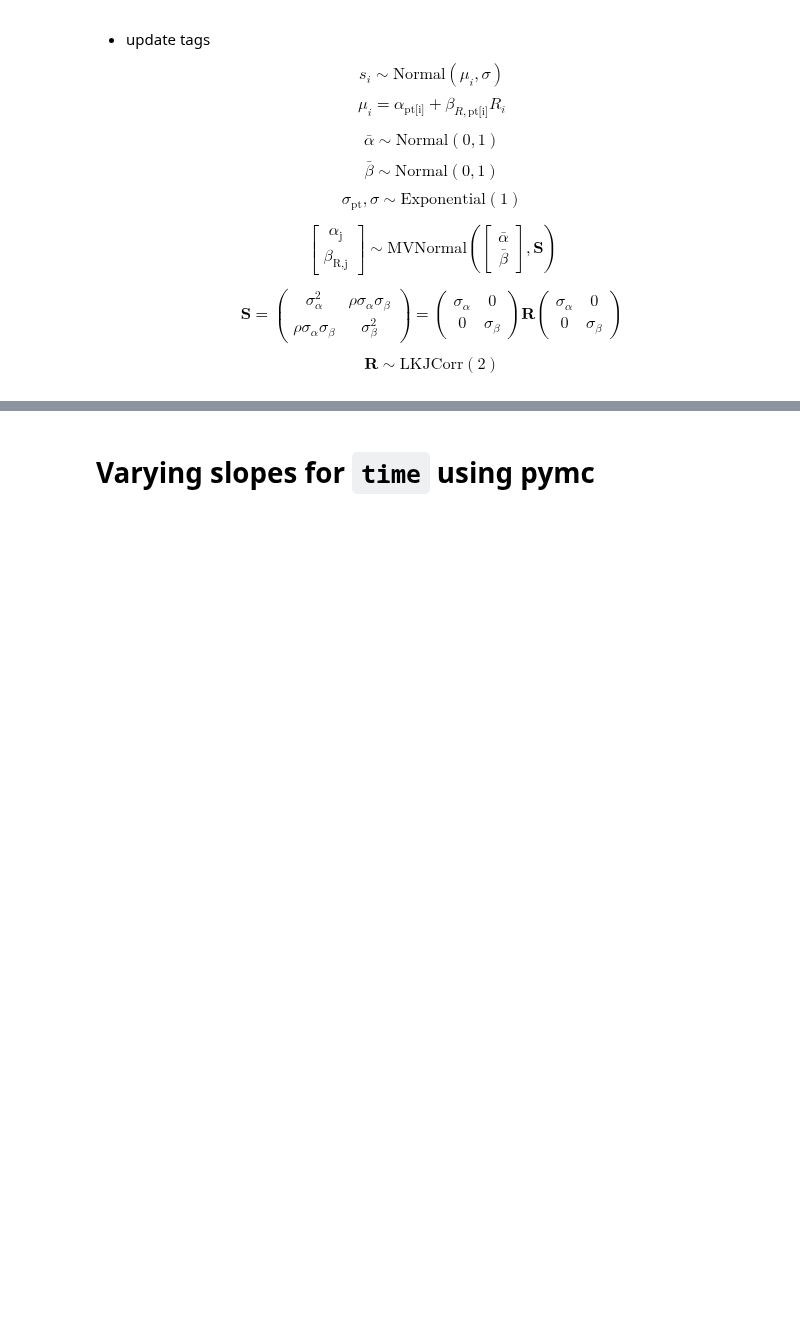
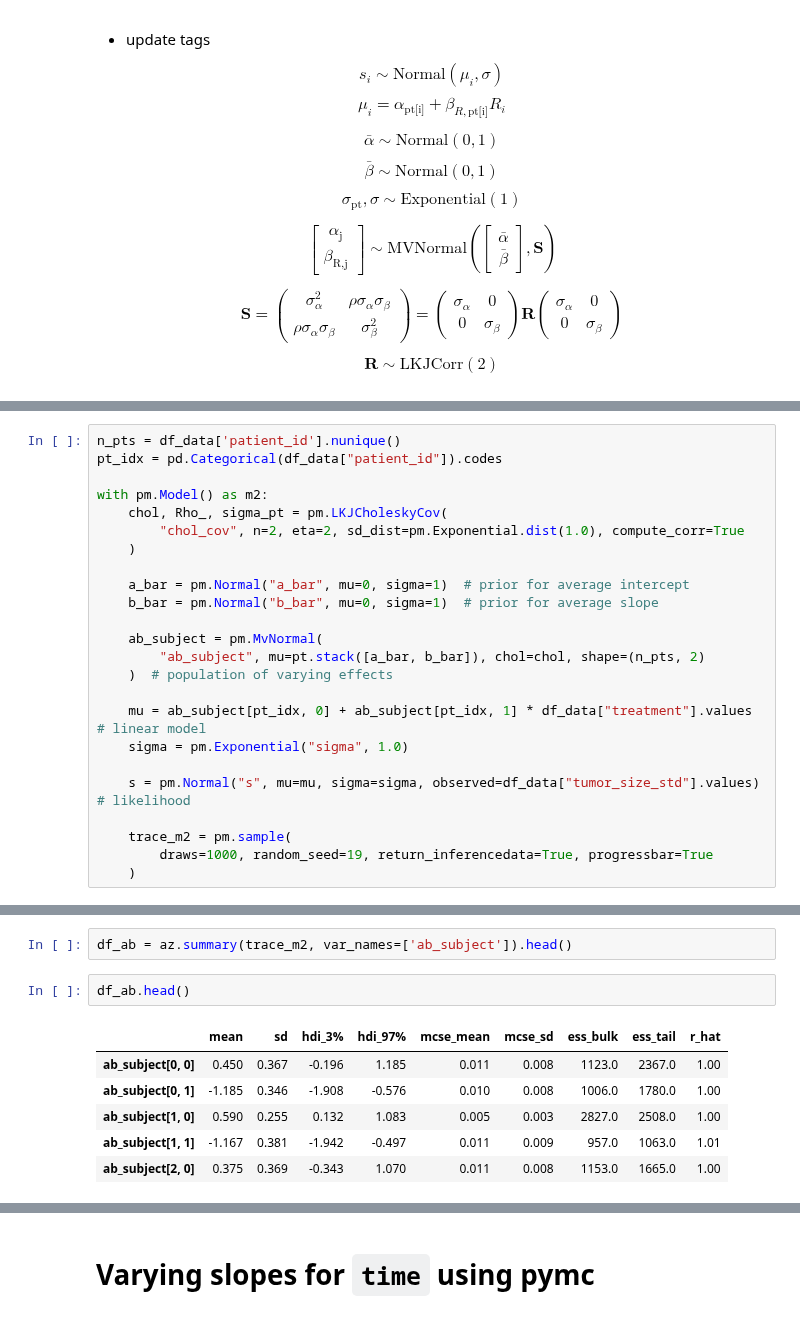
Before and after one commit to benslack19/benslack19.github.io, a Jupyter notebook: _posts_drafts/2024-05-29-time-series-varying-effects.ipynb, the cells around one changed output, grey strips where cells are left out. Saved outputs shown, nothing was run; the diff lists cells and outputs as text; blank space fills up the shorter version.

Commit message:
examine correlation with MVN prior

```diff
--- a/_posts_drafts/2024-05-29-time-series-varying-effects.ipynb
+++ b/_posts_drafts/2024-05-29-time-series-varying-effects.ipynb
@@ -495,0 +505,24 @@ $$ \textbf{R} \sim \text{LKJCorr}(2) \tag{16} $$
+# %%
+n_pts = df_data['patient_id'].nunique()
+pt_idx = pd.Categorical(df_data["patient_id"]).codes
+
+with pm.Model() as m2:
+    chol, Rho_, sigma_pt = pm.LKJCholeskyCov(
+        "chol_cov", n=2, eta=2, sd_dist=pm.Exponential.dist(1.0), compute_corr=True
+    )
+
+    a_bar = pm.Normal("a_bar", mu=0, sigma=1)  # prior for average intercept
+    b_bar = pm.Normal("b_bar", mu=0, sigma=1)  # prior for average slope
+
+    ab_subject = pm.MvNormal(
+        "ab_subject", mu=pt.stack([a_bar, b_bar]), chol=chol, shape=(n_pts, 2)
+    )  # population of varying effects
+
+    mu = ab_subject[pt_idx, 0] + ab_subject[pt_idx, 1] * df_data["treatment"].values  # linear model
+    sigma = pm.Exponential("sigma", 1.0)
+
+    s = pm.Normal("s", mu=mu, sigma=sigma, observed=df_data["tumor_size_std"].values)  # likelihood
+
+    trace_m2 = pm.sample(
+        draws=1000, random_seed=19, return_inferencedata=True, progressbar=True
+    )
@@ -495,0 +576,11 @@ $$ \textbf{R} \sim \text{LKJCorr}(2) \tag{16} $$
+# %%
+df_ab = az.summary(trace_m2, var_names=['ab_subject']).head()
+# %%
+df_ab.head()
+# %% [output]
+|  | mean | sd | hdi_3% | hdi_97% | mcse_mean | mcse_sd | ess_bulk | ess_tail | r_hat |
+| ab_subject[0, 0] | 0.450 | 0.367 | -0.196 | 1.185 | 0.011 | 0.008 | 1123.0 | 2367.0 | 1.00 |
+| ab_subject[0, 1] | -1.185 | 0.346 | -1.908 | -0.576 | 0.010 | 0.008 | 1006.0 | 1780.0 | 1.00 |
+| ab_subject[1, 0] | 0.590 | 0.255 | 0.132 | 1.083 | 0.005 | 0.003 | 2827.0 | 2508.0 | 1.00 |
+| ab_subject[1, 1] | -1.167 | 0.381 | -1.942 | -0.497 | 0.011 | 0.009 | 957.0 | 1063.0 | 1.01 |
+| ab_subject[2, 0] | 0.375 | 0.369 | -0.343 | 1.070 | 0.011 | 0.008 | 1153.0 | 1665.0 | 1.00 |
```
Also changed, not shown: parts of 8 cells of this notebook.
